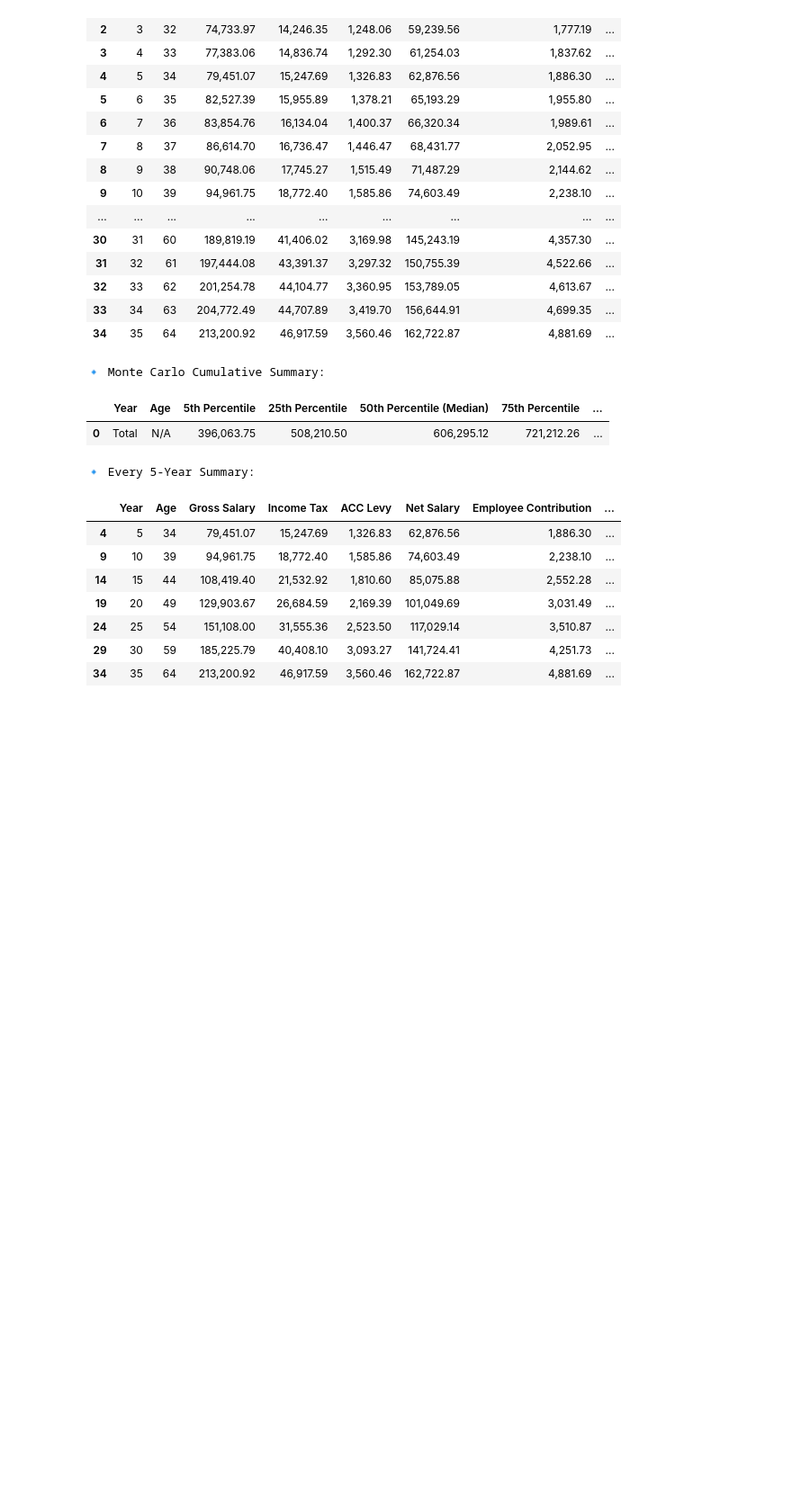
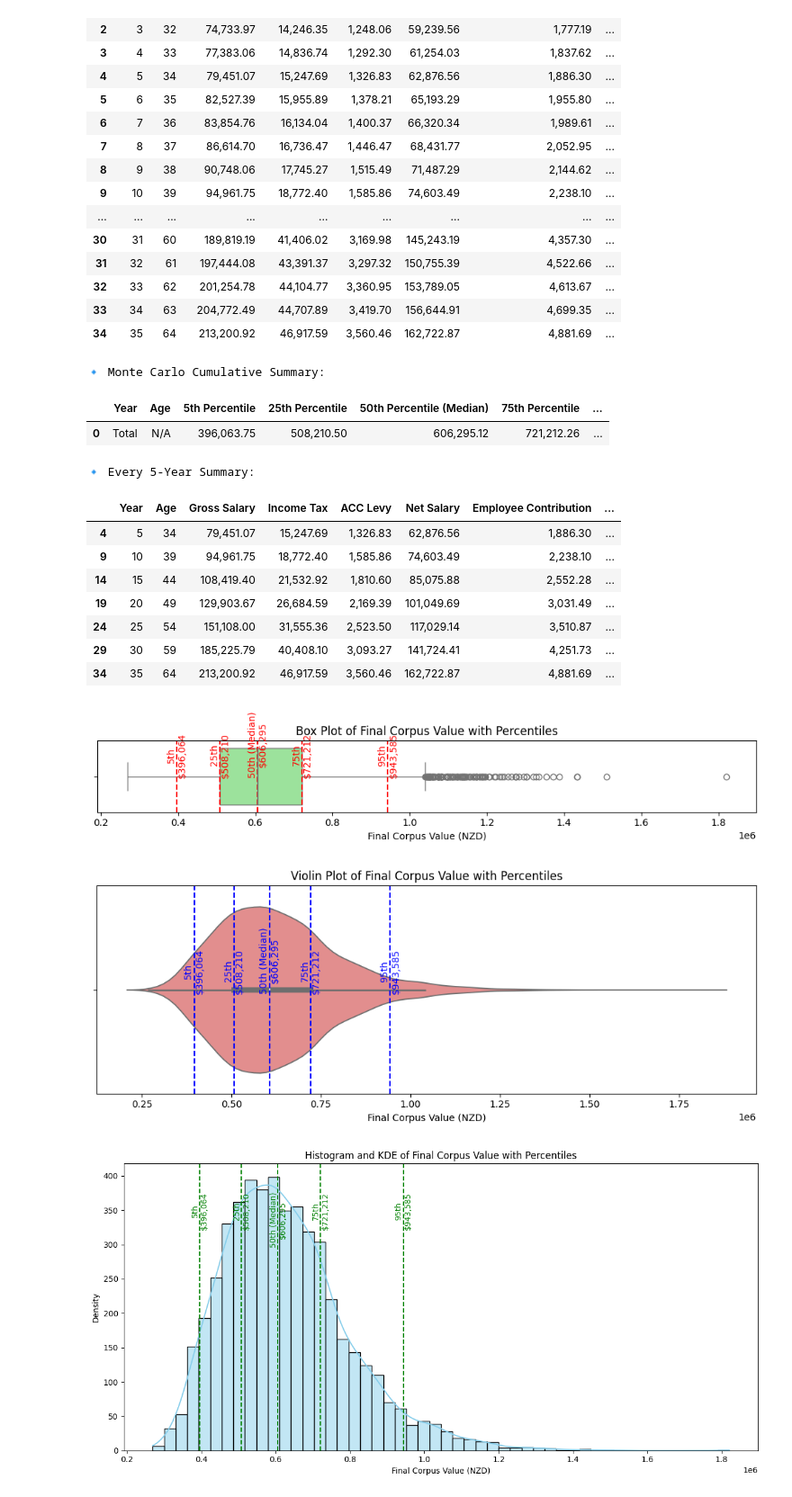
Before and after one commit to bharathssa/Financial_Advisor, a Jupyter notebook: Project705.ipynb, the cells around one changed output. Shown at 90% size. Drawn from its saved outputs; the diff is of its cells as text; code cells hidden in the pictures; blank space fills up the shorter version.

```diff
--- a/Project705.ipynb
+++ b/Project705.ipynb
@@ -338,3 +338,64 @@ display(summary_every_5_years)
 | 24 | 25 | 54 | 151,108.00 | 31,555.36 | 2,523.50 | 117,029.14 | 3,510.87 | ... |
 | 29 | 30 | 59 | 185,225.79 | 40,408.10 | 3,093.27 | 141,724.41 | 4,251.73 | ... |
 | 34 | 35 | 64 | 213,200.92 | 46,917.59 | 3,560.46 | 162,722.87 | 4,881.69 | ... |
+# %%
+import matplotlib.pyplot as plt
+import seaborn as sns
+import numpy as np
+
+# Assuming all_simulations is your list of final corpus values
+# Calculate percentiles
+percentiles = np.percentile(all_simulations, [5, 25, 50, 75, 95])
+percentile_labels = ['5th', '25th', '50th (Median)', '75th', '95th']
+
+# Create box plot
+plt.figure(figsize=(10, 2))
+ax = sns.boxplot(x=all_simulations, color='lightgreen')
+
+# Annotate percentiles
+for perc, label in zip(percentiles, percentile_labels):
+    plt.axvline(x=perc, color='red', linestyle='--')
+    plt.text(perc, 0.02, f'{label}\n${perc:,.0f}', rotation=90,
+             verticalalignment='bottom', horizontalalignment='center', color='red')
+
+plt.title('Box Plot of Final Corpus Value with Percentiles')
+plt.xlabel('Final Corpus Value (NZD)')
+plt.tight_layout()
+plt.show()
+
+
+# Create violin plot
+plt.figure(figsize=(10, 4))
+ax = sns.violinplot(x=all_simulations, color='lightcoral')
+
+# Annotate percentiles
+for perc, label in zip(percentiles, percentile_labels):
+    plt.axvline(x=perc, color='blue', linestyle='--')
+    plt.text(perc, 0.02, f'{label}\n${perc:,.0f}', rotation=90,
+             verticalalignment='bottom', horizontalalignment='center', color='blue')
+
+plt.title('Violin Plot of Final Corpus Value with Percentiles')
+plt.xlabel('Final Corpus Value (NZD)')
+plt.tight_layout()
+plt.show()
+
+
+# Create histogram with KDE
+plt.figure(figsize=(12, 6))
+sns.histplot(all_simulations, bins=50, kde=True, color='skyblue', edgecolor='black')
+
+# Annotate percentiles
+for perc, label in zip(percentiles, percentile_labels):
+    plt.axvline(x=perc, color='green', linestyle='--')
+    plt.text(perc, plt.ylim()[1]*0.9, f'{label}\n${perc:,.0f}', rotation=90,
+             verticalalignment='top', horizontalalignment='center', color='green')
+
+plt.title('Histogram and KDE of Final Corpus Value with Percentiles')
+plt.xlabel('Final Corpus Value (NZD)')
+plt.ylabel('Density')
+plt.tight_layout()
+plt.show()
+# %% [output]
+[figure, added]
+[figure, added]
+[figure, added]
```
Also changed, not shown: parts of 9 cells of this notebook, 4 other files.
